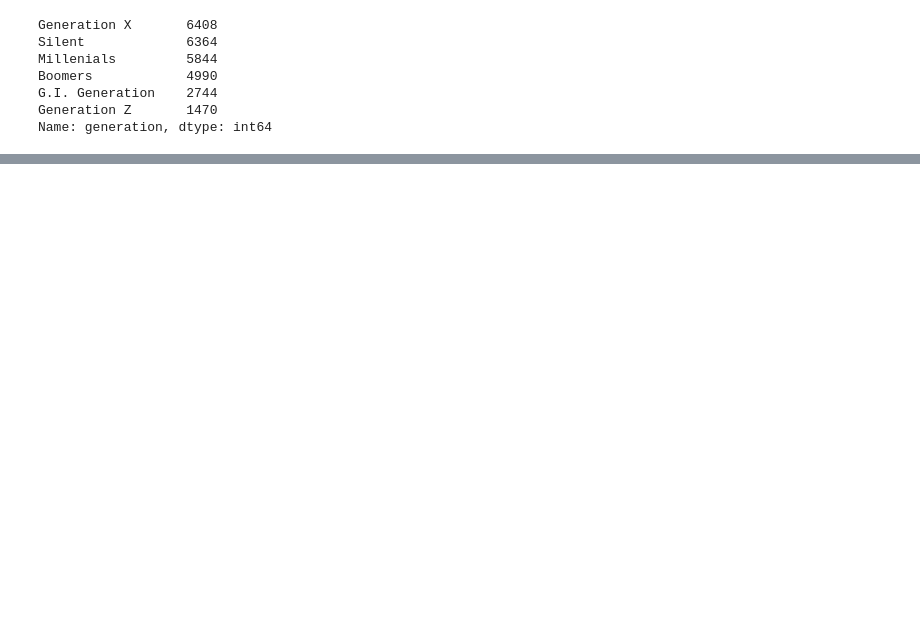
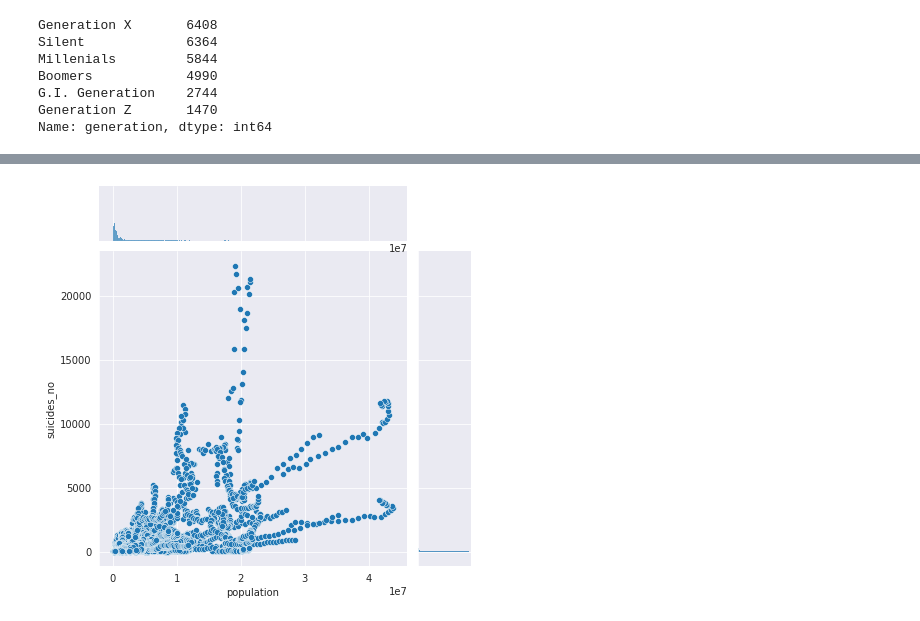
Before and after one commit to MainakRepositor/Data-Analysis, a Jupyter notebook: Suicide_Rate_Analysis.ipynb, the cells around one changed output, grey strips where cells are left out. Saved outputs shown, nothing was run; the diff lists cells and outputs as text; code cells hidden in the pictures; blank space fills up the shorter version.

```diff
--- a/Suicide_Rate_Analysis.ipynb
+++ b/Suicide_Rate_Analysis.ipynb
@@ -187,0 +197,5 @@ plt.show()
+# %%
+fig=sns.jointplot(y='suicides_no',x='population',data=df)
+plt.show()
+# %% [output]
+[figure, added]
```
Also changed, not shown: parts of 9 cells of this notebook.
